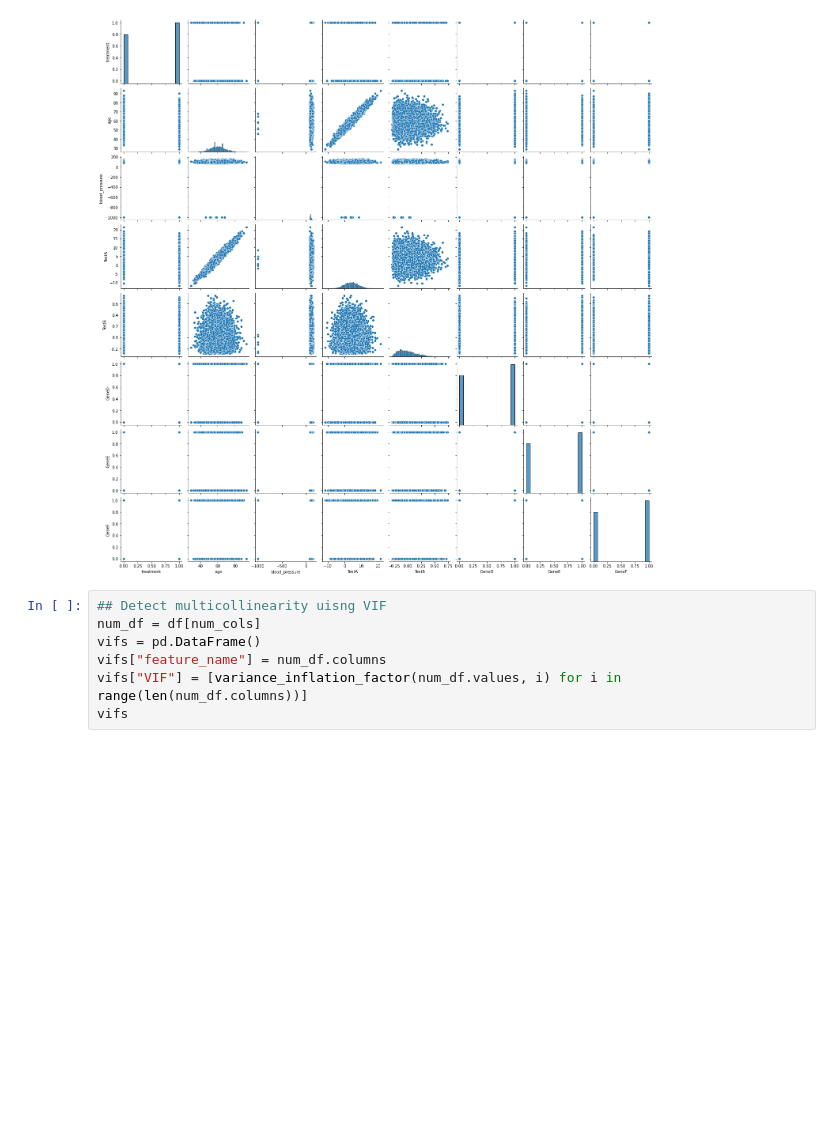
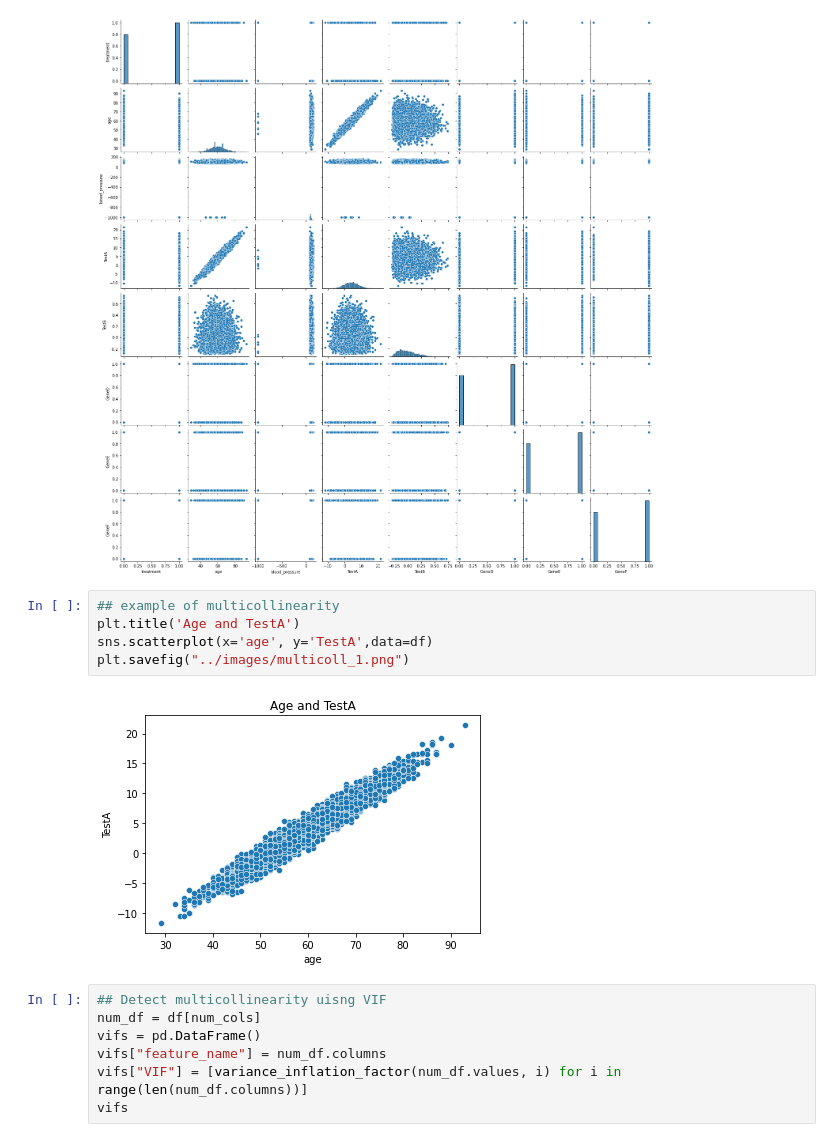
Before and after one commit to EricaXia/spr_2021, a Jupyter notebook: dsci552/problem_sets/ps_2.ipynb, the cells around one changed output. Saved outputs shown, nothing was run; the diff lists cells and outputs as text; blank space fills up the shorter version.

```diff
--- a/dsci552/problem_sets/ps_2.ipynb
+++ b/dsci552/problem_sets/ps_2.ipynb
@@ -152,6 +171,13 @@ sns.pairplot(df[num_cols])
 <seaborn.axisgrid.PairGrid at 0x...>
 <Figure size 720x720 with 0 Axes>
 [figure]
+# %%
+## example of multicollinearity
+plt.title('Age and TestA')
+sns.scatterplot(x='age', y='TestA',data=df)
+plt.savefig("../images/multicoll_1.png")
+# %% [output]
+[figure, added]
 # %%
 ## Detect multicollinearity uisng VIF
 num_df = df[num_cols]
```
Also changed, not shown: parts of 46 cells of this notebook, 9 other files.
